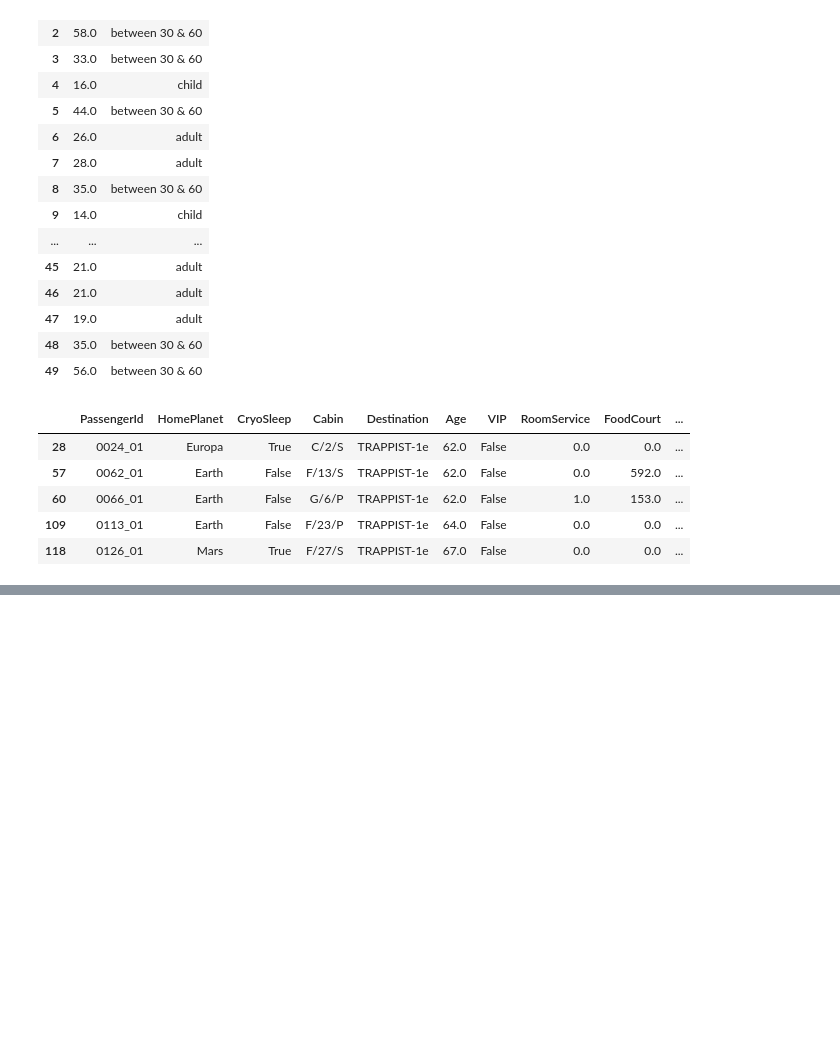
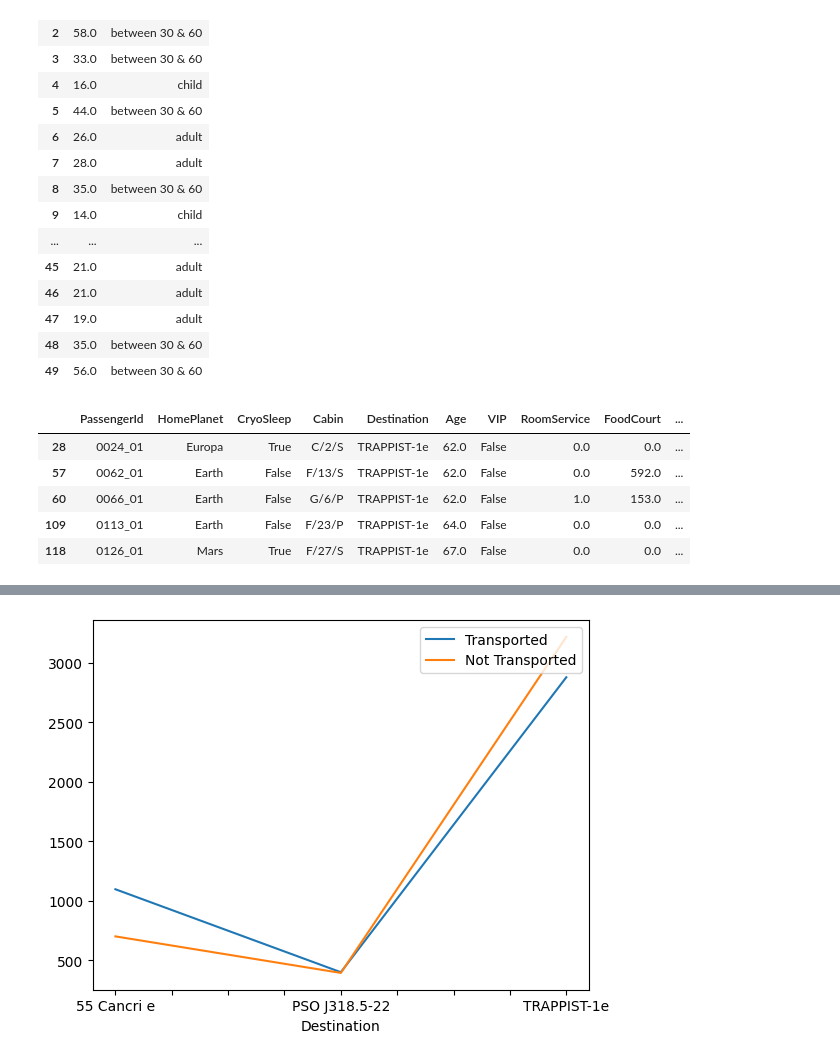
Before and after one commit to Arjitm26/Spaceship-Titanic, a Jupyter notebook: spaceship-survival.ipynb, the cells around one changed output, grey strips where cells are left out. Drawn from its saved outputs; the diff is of its cells as text; code cells hidden in the pictures; blank space fills up the shorter version.

```diff
--- a/spaceship-survival.ipynb
+++ b/spaceship-survival.ipynb
@@ -306,0 +362,7 @@ plt.show()
+# %%
+a = df1['Destination'][(df1.Transported == True)].value_counts().sort_index(ascending = True).plot()
+a = df1['Destination'][(df1.Transported == False)].value_counts().sort_index(ascending = True).plot()
+a.legend(["Transported", "Not Transported"], loc='upper right')
+plt.show()
+# %% [output]
+[figure, added]
```
Also changed, not shown: parts of 69 cells of this notebook.
